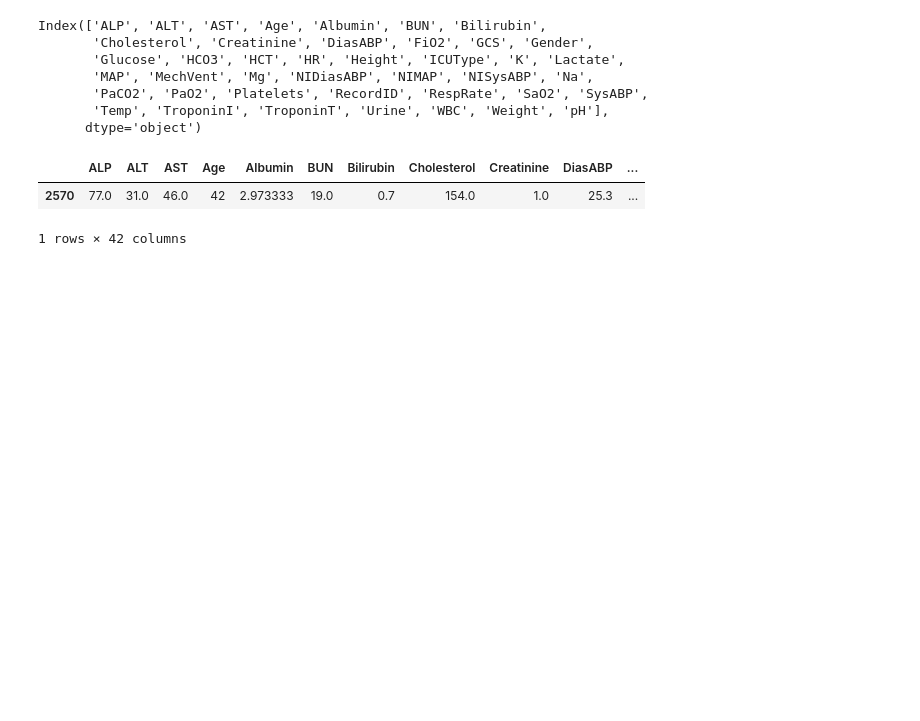
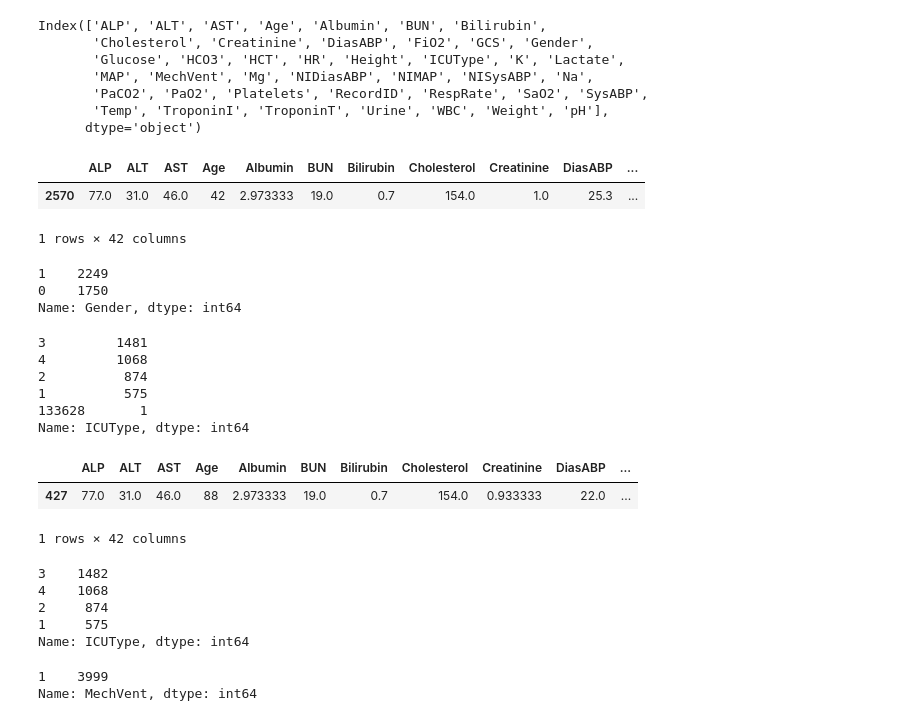
Before and after one commit to TaeMD/ML-projects, a Jupyter notebook: Mortality_Prediction_ICU.ipynb, the cells around one changed output. Cells and saved outputs as stored; diff of their text form; code cells hidden in the pictures; blank space fills up the shorter version.

```diff
--- a/Mortality_Prediction_ICU.ipynb
+++ b/Mortality_Prediction_ICU.ipynb
@@ -191,0 +172,23 @@ df[df['Gender'] == 139060]
+# %%
+df.loc[2570, 'Gender'] = 1
+# %%
+df['Gender'].value_counts()
+# %% [output]
+1    2249
+0    1750
+Name: Gender, dtype: int64
+# %%
+df['ICUType'].value_counts()
+# %% [output]
+3         1481
+4         1068
+2          874
+1          575
+133628       1
+Name: ICUType, dtype: int64
+# %%
+df[df['ICUType'] == 133628]
+# %% [output]
+|  | ALP | ALT | AST | Age | Albumin | BUN | Bilirubin | Cholesterol | Creatinine | DiasABP | ... |
+| 427 | 77.0 | 31.0 | 46.0 | 88 | 2.973333 | 19.0 | 0.7 | 154.0 | 0.933333 | 22.0 | ... |
+1 rows × 42 columns
@@ -191,0 +197,13 @@ df[df['Gender'] == 139060]
+# %%
+df['ICUType'].value_counts()
+# %% [output]
+3    1482
+4    1068
+2     874
+1     575
+Name: ICUType, dtype: int64
+# %%
+df['MechVent'].value_counts()
+# %% [output]
+1    3999
+Name: MechVent, dtype: int64
```
Also changed, not shown: parts of 15 cells of this notebook.
